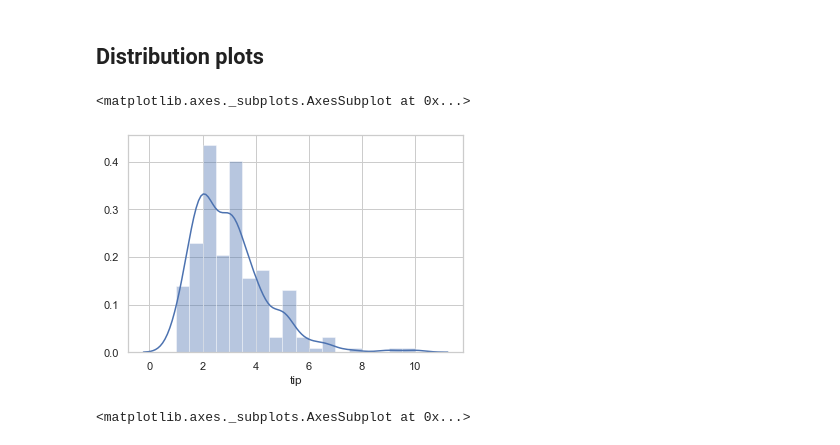
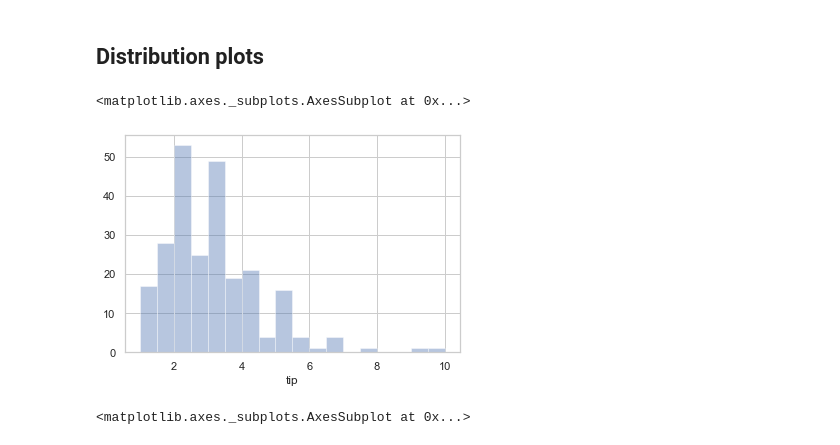
Before and after one commit to srikanthpragada/DS_28_SEP_2020, a Jupyter notebook: plots/seaborn_demo.ipynb, the cells around one changed output. Drawn from its saved outputs; the diff is of its cells as text; code cells hidden in the pictures.

```diff
--- a/plots/seaborn_demo.ipynb
+++ b/plots/seaborn_demo.ipynb
@@ -202,10 +202,10 @@ sns.relplot(x="total_bill",y="tip",col="sex", hue="smoker", data=tips)
 # %% [markdown]
 ## Distribution plots
 # %%
-sns.distplot(tips['tip'])
+sns.distplot(tips['tip'],kde=False)
 # %% [output]
 <matplotlib.axes._subplots.AxesSubplot at 0x...>
-[figure, old version]
+[figure, new version]
 # %%
 sns.distplot(tips['tip'],bins=5, kde=False)
 # %% [output]
```
Also changed, not shown: parts of 12 cells of this notebook, 8 other files.
